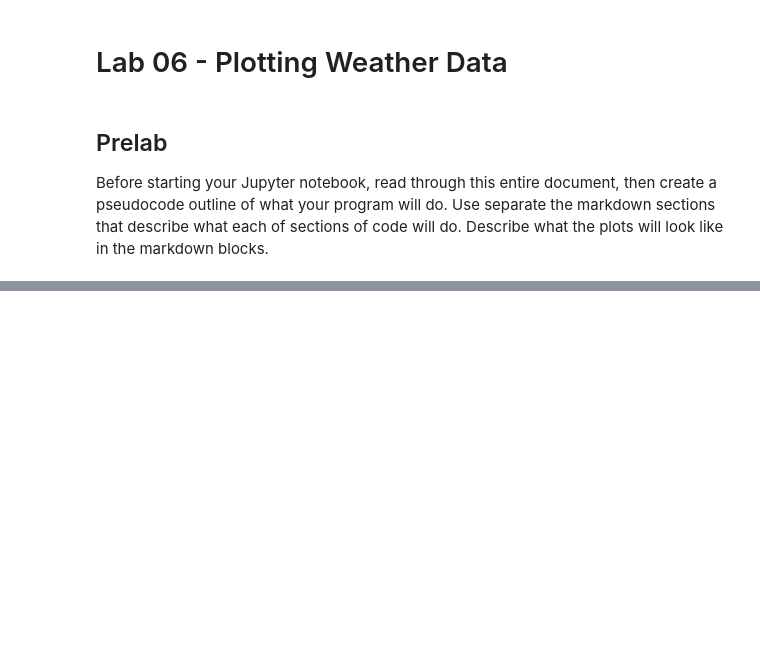
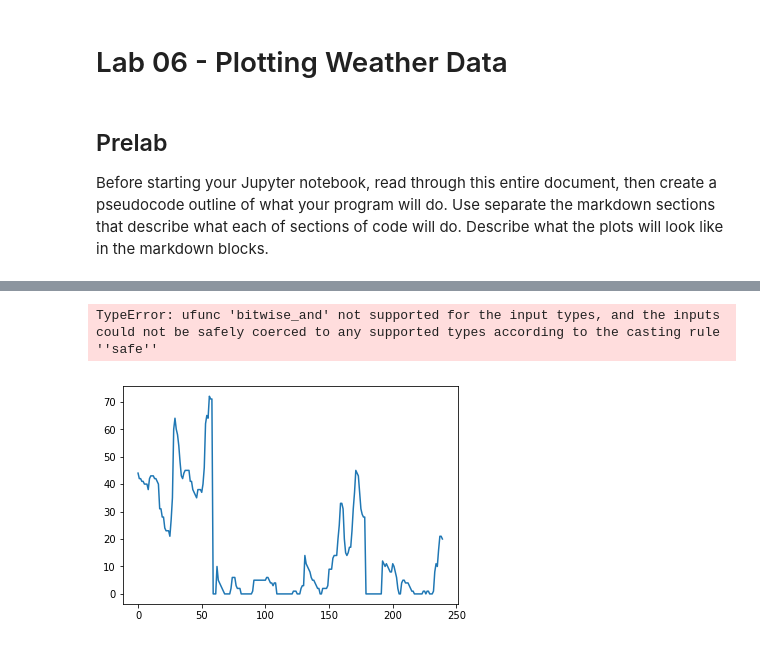
Before and after one commit to ProfessorKazarinoff/ENGR114, a Jupyter notebook: ENGR114-Labs/Lab04-Plotting_Tide_Data/ENGR114-Lab04-Plotting_Weather_Data.ipynb, the cells around one changed output, grey strips where cells are left out. Saved outputs shown, nothing was run; the diff lists cells and outputs as text; code cells hidden in the pictures; blank space fills up the shorter version.

Commit message:
working on plotting lab

```diff
--- a/ENGR114-Labs/Lab04-Plotting_Tide_Data/ENGR114-Lab04-Plotting_Weather_Data.ipynb
+++ b/ENGR114-Labs/Lab04-Plotting_Tide_Data/ENGR114-Lab04-Plotting_Weather_Data.ipynb
@@ -31 +40,3 @@ df.drop(['STATION', 'STATION_NAME'], axis=1, inplace=True)
+# %%
+df.drop(['STATION', 'STATION_NAME'], axis=1, inplace=True)
 # %% [markdown]
@@ -48,0 +50,8 @@ Do the same for the precipitation data for 2014, then 2015, then 2016.  The plot
+# %%
+df['DATE'] = pd.to_datetime(df['DATE'], format='%Y%m%d')
+df.insert(0, 'year', pd.DatetimeIndex(df['DATE']).year)
+df.insert(1, 'month', pd.DatetimeIndex(df['DATE']).month)
+df.insert(2, 'day', pd.DatetimeIndex(df['DATE']).day)
+df.drop(['DATE'], axis=1, inplace=True)
+print(df.shape)
+df.head()
@@ -48,0 +70,3 @@ Do the same for the precipitation data for 2014, then 2015, then 2016.  The plot
+# %%
+wd = np.array(df)
+print(wd)
@@ -59,3 +117,18 @@ Notice the figure has a different vertical axis on the left compared to the vert
+# %%
+#sf = wd[:, 5]
+#sd = wd[:, 4]
+#sf =
+np.where(wd[:,0]==2013 & wd[:,0]==2014)
+# %% [output]
+TypeError: ufunc 'bitwise_and' not supported for the input types, and the inputs could not be safely coerced to any supported types according to the casting rule ''safe''
+# %%
+m = np.logical_and(np.logical_or(wd[:,0] == 2013, wd[:,0] == 2014),np.logical_or(wd[:,1]>10,wd[:,1]<3))
+sf = wd[m,4]
+plt.plot(sf)
+#ax2 = ax1.twinx()
+plt.show()
+# %% [output]
+[figure, added]
 # %% [markdown]
 ### Histogram
 
```
Also changed, not shown: parts of 18 cells of this notebook, 5 other files.
